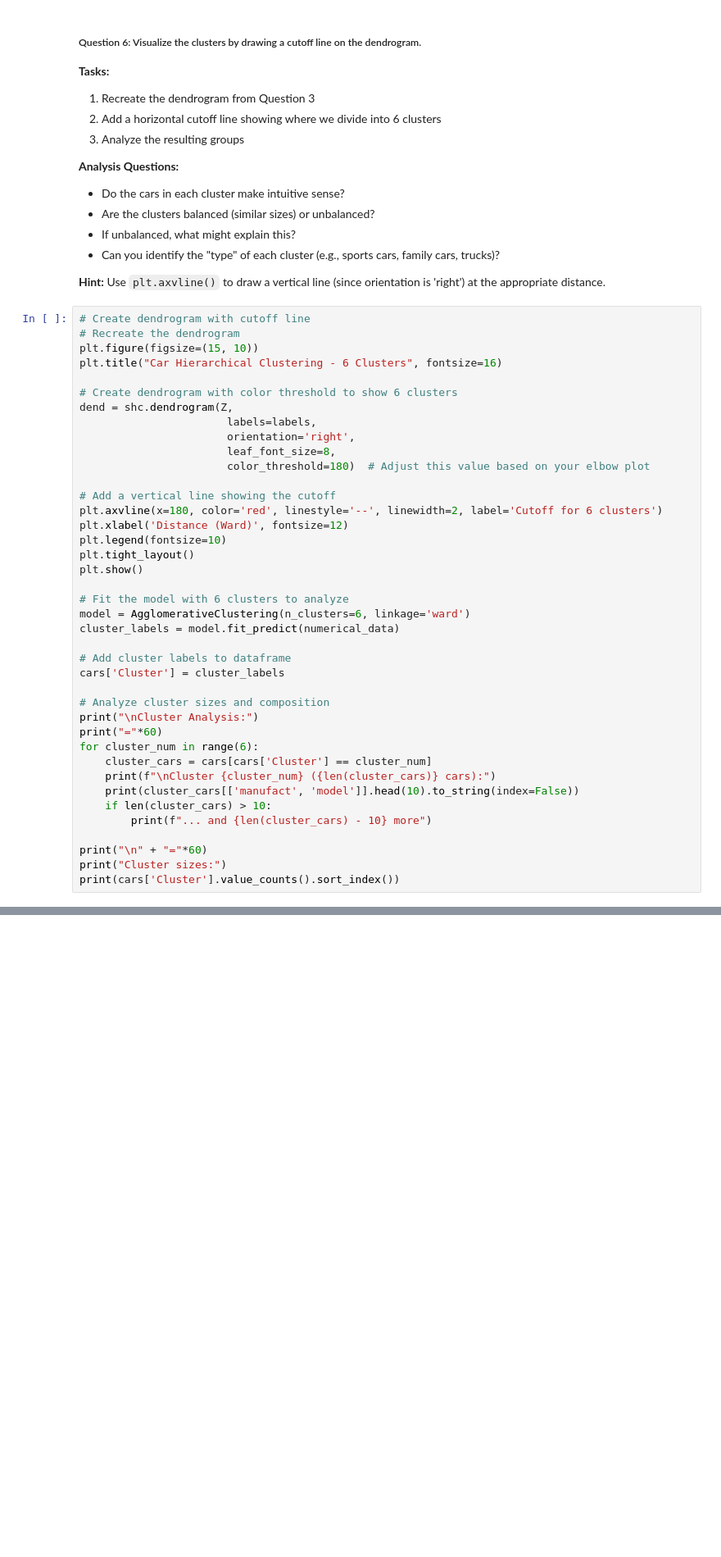
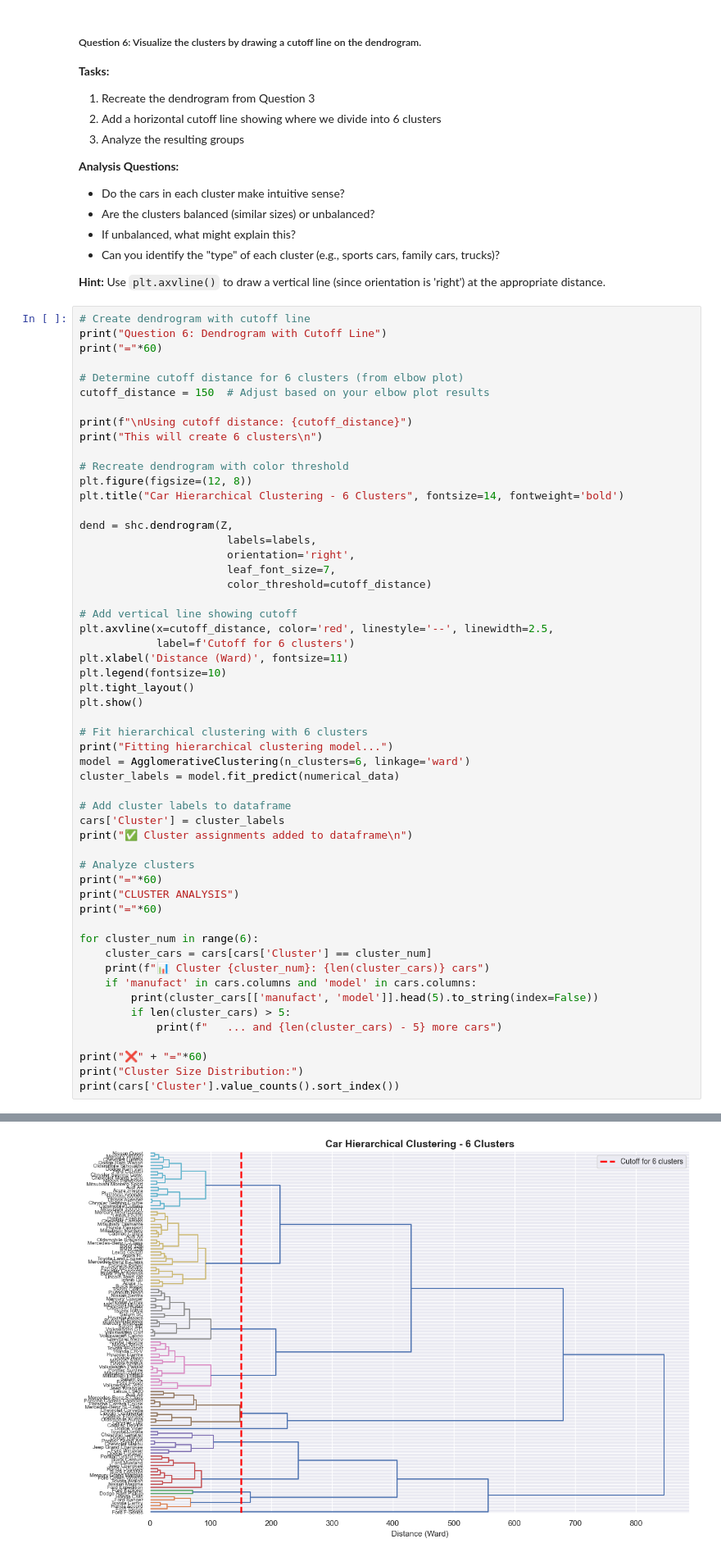
Before and after one commit to massirr/data-science-fundamentals, a Jupyter notebook: 8-Hierarchical Clustering/DSF 08 - Hierarchical Clustering Exercise.ipynb, the cells around one changed output, grey strips where cells are left out. Shown at 82% size. Drawn from its saved outputs; the diff is of its cells as text; blank space fills up the shorter version.

```diff
--- a/8-Hierarchical Clustering/DSF 08 - Hierarchical Clustering Exercise.ipynb
+++ b/8-Hierarchical Clustering/DSF 08 - Hierarchical Clustering Exercise.ipynb
@@ -355,41 +478,56 @@ for i, dist in enumerate(last_rev[:10], 1):
 **Hint:** Use `plt.axvline()` to draw a vertical line (since orientation is 'right') at the appropriate distance.
 # %%
 # Create dendrogram with cutoff line
-# Recreate the dendrogram
-plt.figure(figsize=(15, 10))
-plt.title("Car Hierarchical Clustering - 6 Clusters", fontsize=16)
+print("Question 6: Dendrogram with Cutoff Line")
+print("="*60)
 
-# Create dendrogram with color threshold to show 6 clusters
+# Determine cutoff distance for 6 clusters (from elbow plot)
+cutoff_distance = 150  # Adjust based on your elbow plot results
+
+print(f"\nUsing cutoff distance: {cutoff_distance}")
+print("This will create 6 clusters\n")
+
+# Recreate dendrogram with color threshold
+plt.figure(figsize=(12, 8))
+plt.title("Car Hierarchical Clustering - 6 Clusters", fontsize=14, fontweight='bold')
+
 dend = shc.dendrogram(Z,
                        labels=labels,
                        orientation='right',
-                       leaf_font_size=8,
-                       color_threshold=180)  # Adjust this value based on your elbow plot
+                       leaf_font_size=7,
+                       color_threshold=cutoff_distance)
 
-# Add a vertical line showing the cutoff
-plt.axvline(x=180, color='red', linestyle='--', linewidth=2, label='Cutoff for 6 clusters')
-plt.xlabel('Distance (Ward)', fontsize=12)
+# Add vertical line showing cutoff
+plt.axvline(x=cutoff_distance, color='red', linestyle='--', linewidth=2.5,
+            label=f'Cutoff for 6 clusters')
+plt.xlabel('Distance (Ward)', fontsize=11)
 plt.legend(fontsize=10)
 plt.tight_layout()
 plt.show()
 
-# Fit the model with 6 clusters to analyze
+# Fit hierarchical clustering with 6 clusters
+print("Fitting hierarchical clustering model...")
 model = AgglomerativeClustering(n_clusters=6, linkage='ward')
 cluster_labels = model.fit_predict(numerical_data)
 
 # Add cluster labels to dataframe
 cars['Cluster'] = cluster_labels
+print("✅ Cluster assignments added to dataframe\n")
 
-# Analyze cluster sizes and composition
-print("\nCluster Analysis:")
+# Analyze clusters
 print("="*60)
+print("CLUSTER ANALYSIS")
+print("="*60)
+
 for cluster_num in range(6):
     cluster_cars = cars[cars['Cluster'] == cluster_num]
-    print(f"\nCluster {cluster_num} ({len(cluster_cars)} cars):")
-    print(cluster_cars[['manufact', 'model']].head(10).to_string(index=False))
-    if len(cluster_cars) > 10:
-        print(f"... and {len(cluster_cars) - 10} more")
+    print(f"📊 Cluster {cluster_num}: {len(cluster_cars)} cars")
+    if 'manufact' in cars.columns and 'model' in cars.columns:
+        print(cluster_cars[['manufact', 'model']].head(5).to_string(index=False))
+        if len(cluster_cars) > 5:
+            print(f"   ... and {len(cluster_cars) - 5} more cars")
 
-print("\n" + "="*60)
-print("Cluster sizes:")
+print("❌" + "="*60)
+print("Cluster Size Distribution:")
 print(cars['Cluster'].value_counts().sort_index())
+# %% [output]
@@ -395,0 +539 @@ print(cars['Cluster'].value_counts().sort_index())
+[figure, added]
```
Also changed, not shown: parts of 20 cells of this notebook, 8 other files.
